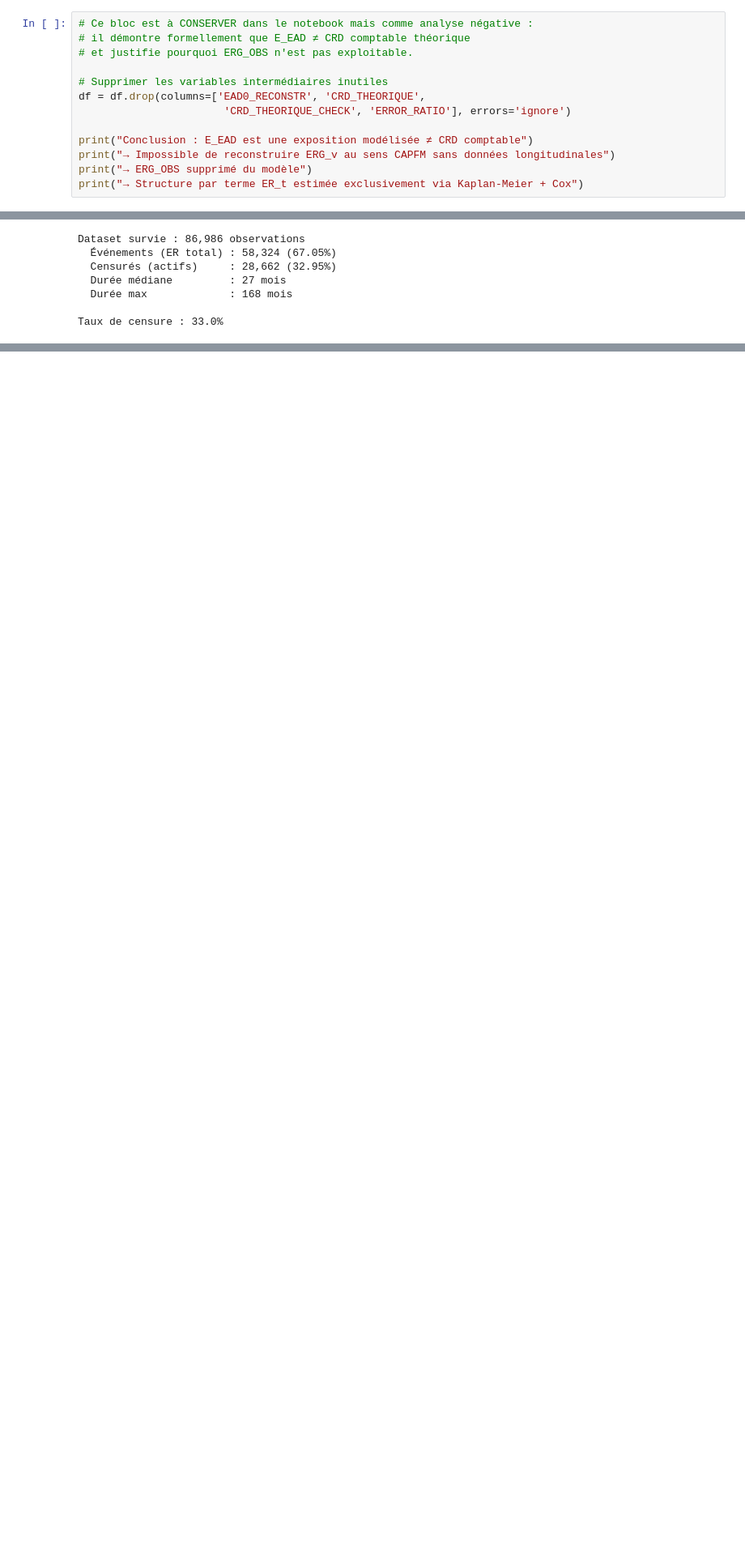
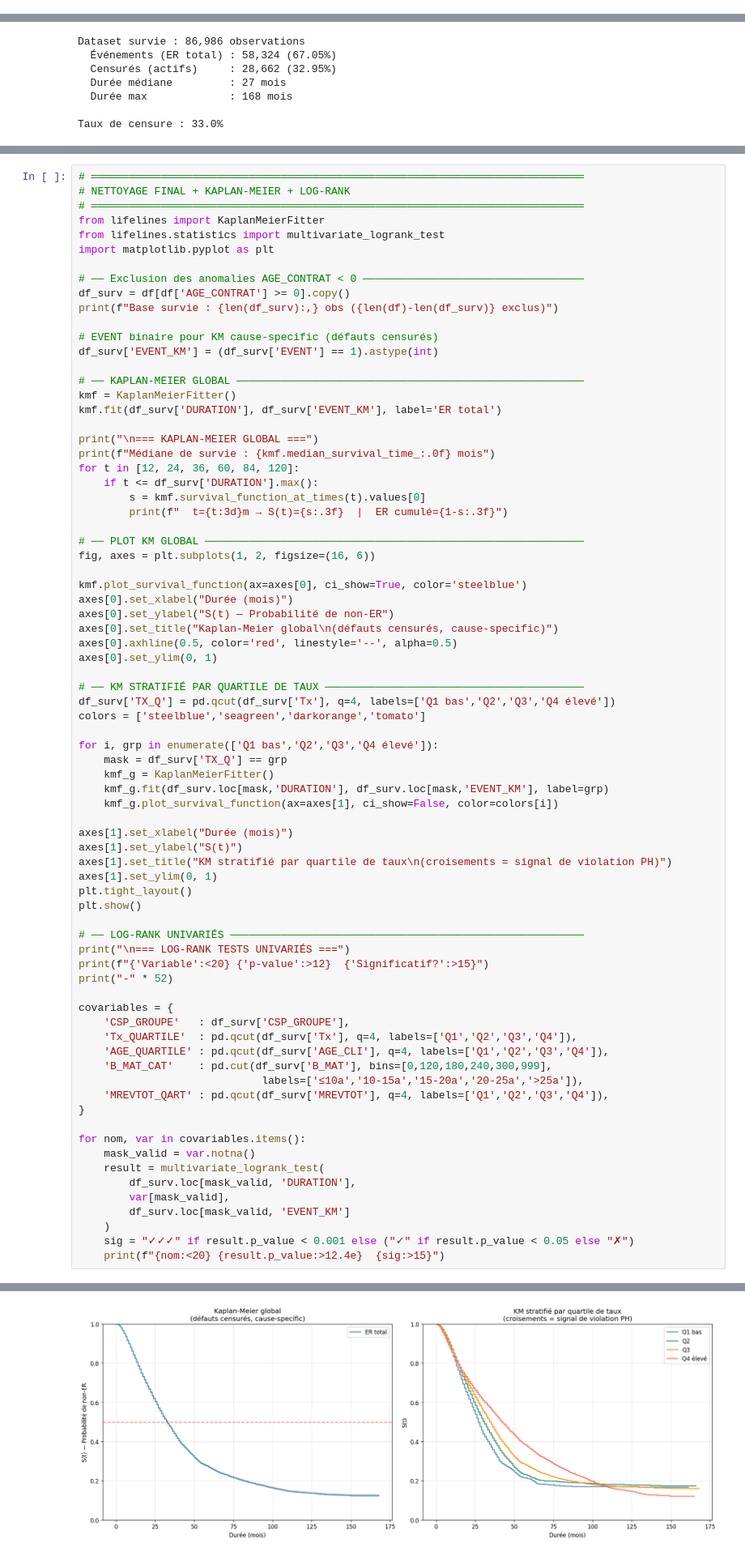
Before and after one commit to Endoresuu/PFE, a Jupyter notebook: AA- modelisation_ER_IFRS9 (chloe).ipynb, the cells around one changed output, grey strips where cells are left out. Shown at 81% size. Drawn from its saved outputs; the diff is of its cells as text; blank space fills up the shorter version.

```diff
--- a/AA- modelisation_ER_IFRS9 (chloe).ipynb
+++ b/AA- modelisation_ER_IFRS9 (chloe).ipynb
@@ -780,16 +708,3 @@ Interprétation :
   → Limite à mentionner dans le rapport si erreur > 30%
 # %% [markdown]
 E_EAD Est une exposition modélisée (confirmé plus tôt), pas un CRD comptable. Elle ne suit pas mécaniquement l'amortissement contractuel linéaire. Le scatter plot le confirme — les encours sont très dispersés à tout âge, sans structure linéaire claire.
-# %%
-# Ce bloc est à CONSERVER dans le notebook mais comme analyse négative :
-# il démontre formellement que E_EAD ≠ CRD comptable théorique
-# et justifie pourquoi ERG_OBS n'est pas exploitable.
-
-# Supprimer les variables intermédiaires inutiles
-df = df.drop(columns=['EAD0_RECONSTR', 'CRD_THEORIQUE',
-                       'CRD_THEORIQUE_CHECK', 'ERROR_RATIO'], errors='ignore')
-
-print("Conclusion : E_EAD est une exposition modélisée ≠ CRD comptable")
-print("→ Impossible de reconstruire ERG_v au sens CAPFM sans données longitudinales")
-print("→ ERG_OBS supprimé du modèle")
-print("→ Structure par terme ER_t estimée exclusivement via Kaplan-Meier + Cox")
@@ -937,3 +847,80 @@ Taux de censure : 33.0%
 Implémentation from scratch — cohérente avec la formule :
 $$\hat{S}(t) = \prod_{t_i \leq t} \left(1 - \frac{d_i}{n_i}\right)$$
 où $d_i$ = nombre d'événements à $t_i$, $n_i$ = nombre à risque juste avant $t_i$.
+# %%
+# ══════════════════════════════════════════════════════════════════════════════
+# NETTOYAGE FINAL + KAPLAN-MEIER + LOG-RANK
+# ══════════════════════════════════════════════════════════════════════════════
+from lifelines import KaplanMeierFitter
+from lifelines.statistics import multivariate_logrank_test
+import matplotlib.pyplot as plt
+
+# ── Exclusion des anomalies AGE_CONTRAT < 0 ───────────────────────────────────
+df_surv = df[df['AGE_CONTRAT'] >= 0].copy()
+print(f"Base survie : {len(df_surv):,} obs ({len(df)-len(df_surv)} exclus)")
+
+# EVENT binaire pour KM cause-specific (défauts censurés)
+df_surv['EVENT_KM'] = (df_surv['EVENT'] == 1).astype(int)
+
+# ── KAPLAN-MEIER GLOBAL ───────────────────────────────────────────────────────
+kmf = KaplanMeierFitter()
+kmf.fit(df_surv['DURATION'], df_surv['EVENT_KM'], label='ER total')
+
+print("\n=== KAPLAN-MEIER GLOBAL ===")
+print(f"Médiane de survie : {kmf.median_survival_time_:.0f} mois")
+for t in [12, 24, 36, 60, 84, 120]:
+    if t <= df_surv['DURATION'].max():
+        s = kmf.survival_function_at_times(t).values[0]
+        print(f"  t={t:3d}m → S(t)={s:.3f}  |  ER cumulé={1-s:.3f}")
+
+# ── PLOT KM GLOBAL ────────────────────────────────────────────────────────────
+fig, axes = plt.subplots(1, 2, figsize=(16, 6))
+
+kmf.plot_survival_function(ax=axes[0], ci_show=True, color='steelblue')
+axes[0].set_xlabel("Durée (mois)")
+axes[0].set_ylabel("S(t) — Probabilité de non-ER")
+axes[0].set_title("Kaplan-Meier global\n(défauts censurés, cause-specific)")
+axes[0].axhline(0.5, color='red', linestyle='--', alpha=0.5)
+axes[0].set_ylim(0, 1)
+
+# ── KM STRATIFIÉ PAR QUARTILE DE TAUX ─────────────────────────────────────────
+df_surv['TX_Q'] = pd.qcut(df_surv['Tx'], q=4, labels=['Q1 bas','Q2','Q3','Q4 élevé'])
+colors = ['steelblue','seagreen','darkorange','tomato']
+
+for i, grp in enumerate(['Q1 bas','Q2','Q3','Q4 élevé']):
+    mask = df_surv['TX_Q'] == grp
+    kmf_g = KaplanMeierFitter()
+    kmf_g.fit(df_surv.loc[mask,'DURATION'], df_surv.loc[mask,'EVENT_KM'], label=grp)
+    kmf_g.plot_survival_function(ax=axes[1], ci_show=False, color=colors[i])
+
+axes[1].set_xlabel("Durée (mois)")
+axes[1].set_ylabel("S(t)")
+axes[1].set_title("KM stratifié par quartile de taux\n(croisements = signal de violation PH)")
+axes[1].set_ylim(0, 1)
+plt.tight_layout()
+plt.show()
+
+# ── LOG-RANK UNIVARIÉS ────────────────────────────────────────────────────────
+print("\n=== LOG-RANK TESTS UNIVARIÉS ===")
+print(f"{'Variable':<20} {'p-value':>12}  {'Significatif?':>15}")
+print("-" * 52)
+
+covariables = {
+    'CSP_GROUPE'   : df_surv['CSP_GROUPE'],
+    'Tx_QUARTILE'  : pd.qcut(df_surv['Tx'], q=4, labels=['Q1','Q2','Q3','Q4']),
+    'AGE_QUARTILE' : pd.qcut(df_surv['AGE_CLI'], q=4, labels=['Q1','Q2','Q3','Q4']),
+    'B_MAT_CAT'    : pd.cut(df_surv['B_MAT'], bins=[0,120,180,240,300,999],
+                             labels=['≤10a','10-15a','15-20a','20-25a','>25a']),
+    'MREVTOT_QART' : pd.qcut(df_surv['MREVTOT'], q=4, labels=['Q1','Q2','Q3','Q4']),
+}
+
+for nom, var in covariables.items():
+    mask_valid = var.notna()
+    result = multivariate_logrank_test(
+        df_surv.loc[mask_valid, 'DURATION'],
+        var[mask_valid],
+        df_surv.loc[mask_valid, 'EVENT_KM']
+    )
+    sig = "✓✓✓" if result.p_value < 0.001 else ("✓" if result.p_value < 0.05 else "✗")
+    print(f"{nom:<20} {result.p_value:>12.4e}  {sig:>15}")
+# %% [output]
@@ -939,0 +937 @@ où $d_i$ = nombre d'événements à $t_i$, $n_i$ = nombre à risque juste avant
+[figure, added]
```
Also changed, not shown: parts of 11 cells of this notebook, 1 other file.
